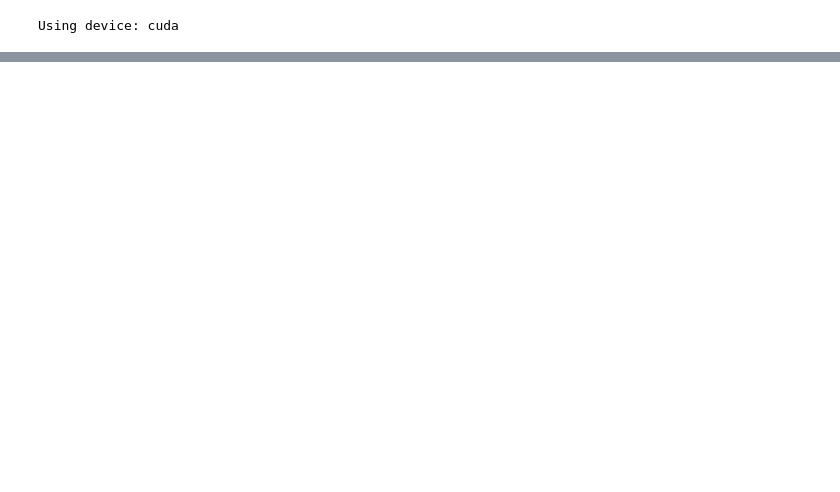
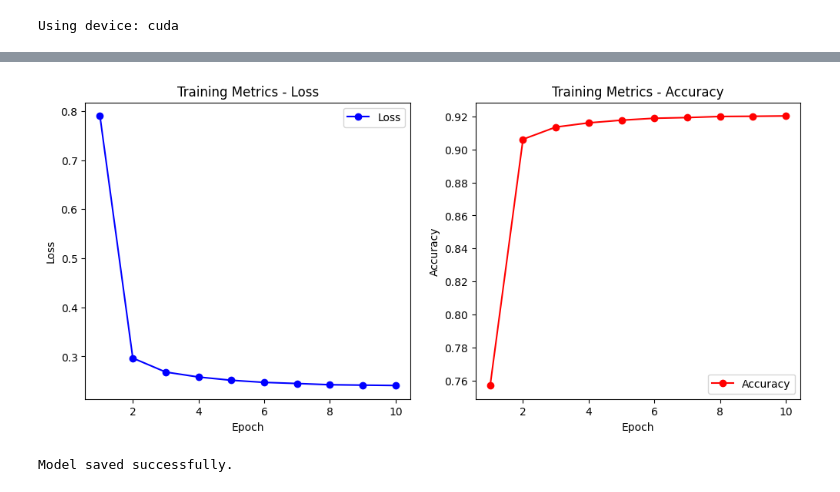
Before and after one commit to AnanyaThyagarajan/Music-Generation-with-AI, a Jupyter notebook: Project/LSTM_LYRIC_GENERATION_MODEL.ipynb, the cells around one changed output, grey strips where cells are left out. Drawn from its saved outputs; the diff is of its cells as text; code cells hidden in the pictures; blank space fills up the shorter version.

```diff
--- a/Project/LSTM_LYRIC_GENERATION_MODEL.ipynb
+++ b/Project/LSTM_LYRIC_GENERATION_MODEL.ipynb
@@ -194 +260,20 @@ to fix my heart oh baby i was through the dark i wish that i could take you to t
+# %%
+# Function to plot losses and accuracies
+def plot_metrics(losses, accuracies, title="Training Metrics"):
+    epochs = range(1, len(losses) + 1)
+    plt.figure(figsize=(12, 5))
+    plt.subplot(1, 2, 1)
+    plt.plot(epochs, losses, 'bo-', label='Loss')
+    plt.title(title + ' - Loss')
+    plt.xlabel('Epoch')
+    plt.ylabel('Loss')
+    plt.legend()
+
+    plt.subplot(1, 2, 2)
+    plt.plot(epochs, accuracies, 'ro-', label='Accuracy')
+    plt.title(title + ' - Accuracy')
+    plt.xlabel('Epoch')
+    plt.ylabel('Accuracy')
+    plt.legend()
+    plt.show()
 # %%
@@ -197,0 +319,16 @@ def save_lyrics(lyrics, filename="generated_lyrics.txt"):
+# %%
+lyrics_path2 = "C:\\Users\\Ananya\\anaconda3\\Dissertation - UL\\Music-Generation-with-AI-1\\Project\\data\\One_Direction_cleaned_lyrics.parquet"
+oxford_path2 = "C:\\Users\\Ananya\\anaconda3\\Dissertation - UL\\Music-Generation-with-AI-1\\Project\\data\\The_Oxford_3000.txt"
+model_save_path2 = "C:\\Users\\Ananya\\anaconda3\\Dissertation - UL\\Music-Generation-with-AI-1\\Project\\lstm_model_lyrics_generation_oxford3000.pth"
+
+
+text_i2 = load_combined_data(lyrics_path2, oxford_path2)
+dataset2 = LyricsDataset(text_i2)
+dataloader2 = DataLoader(dataset2, batch_size=64, shuffle=True)
+
+model2 = LSTMModel(len(dataset2.char_to_int) + 1).to(device)
+losses2, accuracies2 = train_model2(model2, dataloader2, epochs=10, lr=0.002)
+
+
+plot_metrics(losses2, accuracies2)
+# %% [output]
@@ -197,0 +345,6 @@ def save_lyrics(lyrics, filename="generated_lyrics.txt"):
+[figure, added]
+# %%
+torch.save(model2.state_dict(), model_save_path2)
+print("Model saved successfully.")
+# %% [output]
+Model saved successfully.
```
Also changed, not shown: parts of 15 cells of this notebook.
